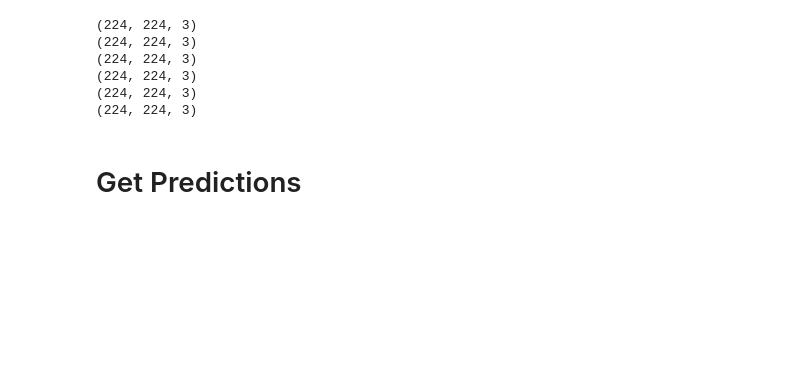
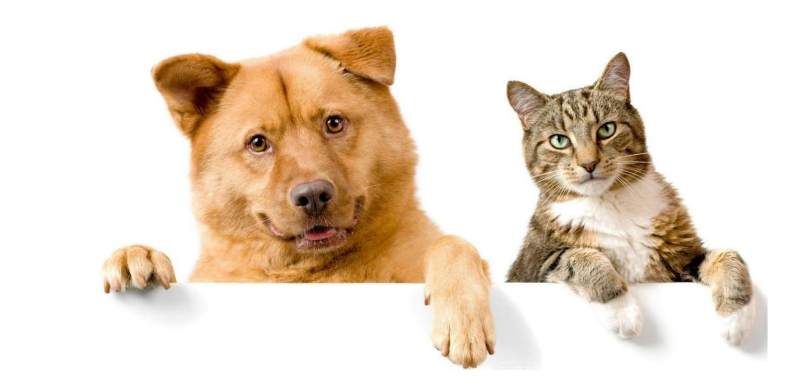
Before and after one commit to geoffcorvera/deeplearning-spring2021, a Jupyter notebook: Grad_CAM.ipynb, the cells around one changed output. Drawn from its saved outputs; the diff is of its cells as text; code cells hidden in the pictures; blank space fills up the shorter version.

Commit message:
Implemented grad-cam visualization

```diff
--- a/Grad_CAM.ipynb
+++ b/Grad_CAM.ipynb
@@ -19,20 +12,0 @@ Downloading data from https://storage.googleapis.com/tensorflow/keras-applicatio
-# %%
-root_dir = r'/content/drive/MyDrive/Spring2021/Deep Learning & Computer Vision/prog4_data'
-imgs = []
-
-for i in range(1,6):
-  img_path = os.path.join(root_dir, f'gc{i}.jpg')
-  img = imread(img_path)
-  img = cv2.resize(img, (224,224))
-  imgs.append(img)
-
-imgs = list(map(preprocess_input, imgs))
-# %% [output]
-(224, 224, 3)
-(224, 224, 3)
-(224, 224, 3)
-(224, 224, 3)
-(224, 224, 3)
-(224, 224, 3)
-# %% [markdown]
-# Get Predictions
@@ -53,0 +13,11 @@ plt.show()
+# %%
+model = VGG16()
+last_conv_name = 'block5_conv3'
+
+img_size = (224,224)
+img_dir = r'/content/drive/MyDrive/Spring2021/Deep Learning & Computer Vision/prog4_data'
+img_path = img_dir + '/gc1.jpg'
+
+display(Image(img_path))
+# %% [output]
+[figure, added]
```
Also changed, not shown: parts of 9 cells of this notebook.
